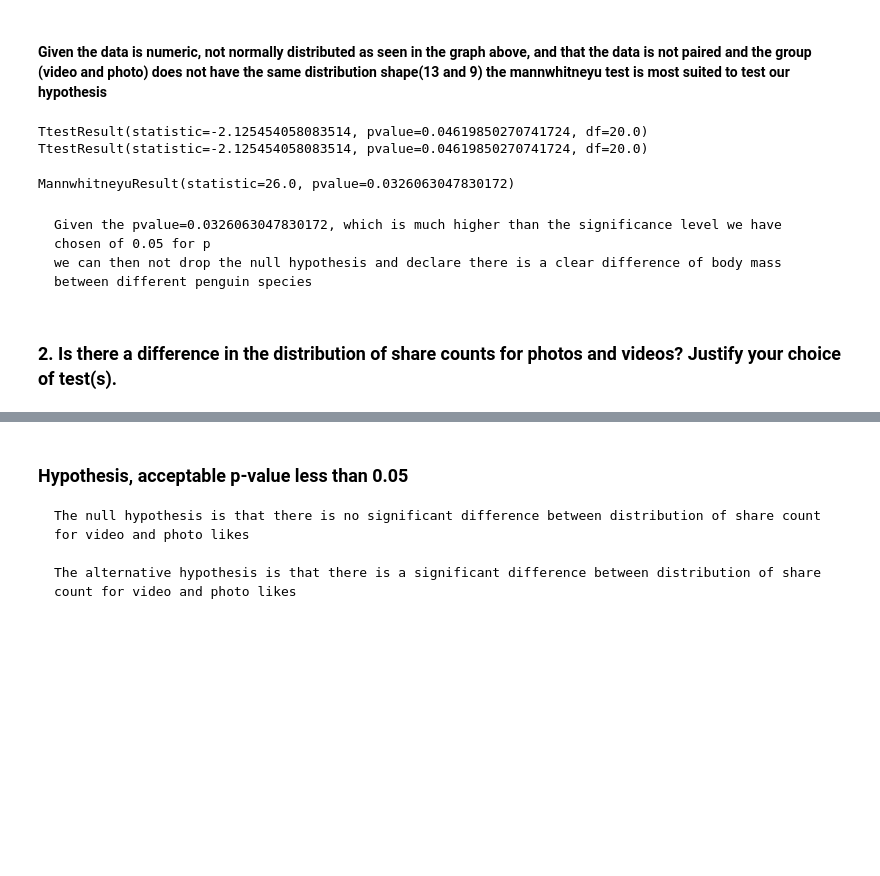
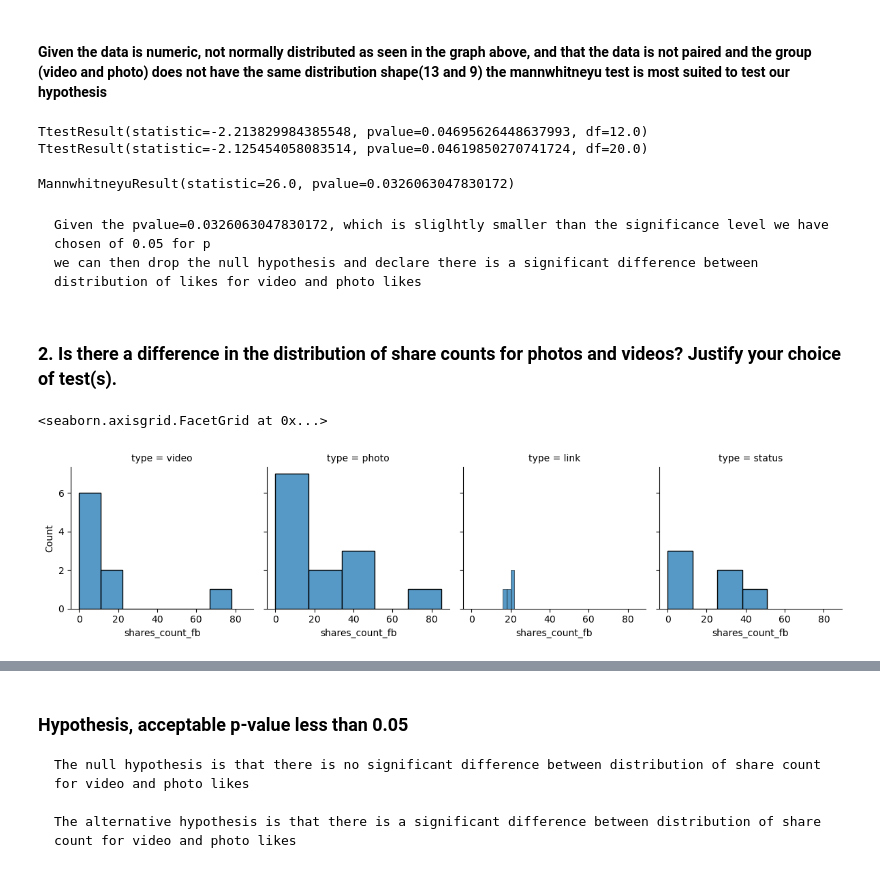
Before and after one commit to jeff0167/Data_And_Things, a Jupyter notebook: Exercises in statistics.ipynb, the cells around one changed output, grey strips where cells are left out. Cells and saved outputs as stored; diff of their text form; code cells hidden in the pictures; blank space fills up the shorter version.

```diff
--- a/Exercises in statistics.ipynb
+++ b/Exercises in statistics.ipynb
@@ -197,12 +210,12 @@ g.map(sns.histplot, "likes_count_fb")
 video = fb[fb["type"]=="video"]["likes_count_fb"]
 photo = fb[fb["type"]=="photo"]["likes_count_fb"]
 
-print(stats.ttest_ind(video.head(20), photo.head(20)))
+print(stats.ttest_ind(video.head(7), photo.head(7)))
 
 print(stats.ttest_ind(video, photo))
 # %% [output]
+TtestResult(statistic=-2.213829984385548, pvalue=0.04695626448637993, df=12.0)
 TtestResult(statistic=-2.125454058083514, pvalue=0.04619850270741724, df=20.0)
-TtestResult(statistic=-2.125454058083514, pvalue=0.04619850270741724, df=20.0)
 # %%
 video = fb[fb["type"]=="video"]["likes_count_fb"]
 photo = fb[fb["type"]=="photo"]["likes_count_fb"]
@@ -211,7 +224,13 @@ stats.mannwhitneyu(video, photo) #TODO
 # %% [output]
 MannwhitneyuResult(statistic=26.0, pvalue=0.0326063047830172)
-# %% [markdown]
-    Given the pvalue=0.0326063047830172, which is much higher than the significance level we have chosen of 0.05 for p
-    we can then not drop the null hypothesis and declare there is a clear difference of body mass between different penguin species
+# %% [markdown]
+    Given the pvalue=0.0326063047830172, which is sliglhtly smaller than the significance level we have chosen of 0.05 for p
+    we can then drop the null hypothesis and declare there is a significant difference between distribution of likes for video and photo likes
 # %% [markdown]
 ### 2. Is there a difference in the distribution of share counts for photos and videos? Justify your choice of test(s).
+# %%
+g=sns.FacetGrid(fb, col="type")
+g.map(sns.histplot, "shares_count_fb")
+# %% [output]
+<seaborn.axisgrid.FacetGrid at 0x...>
+[figure, added]
```
Also changed, not shown: parts of 55 cells of this notebook, 5 other files.
